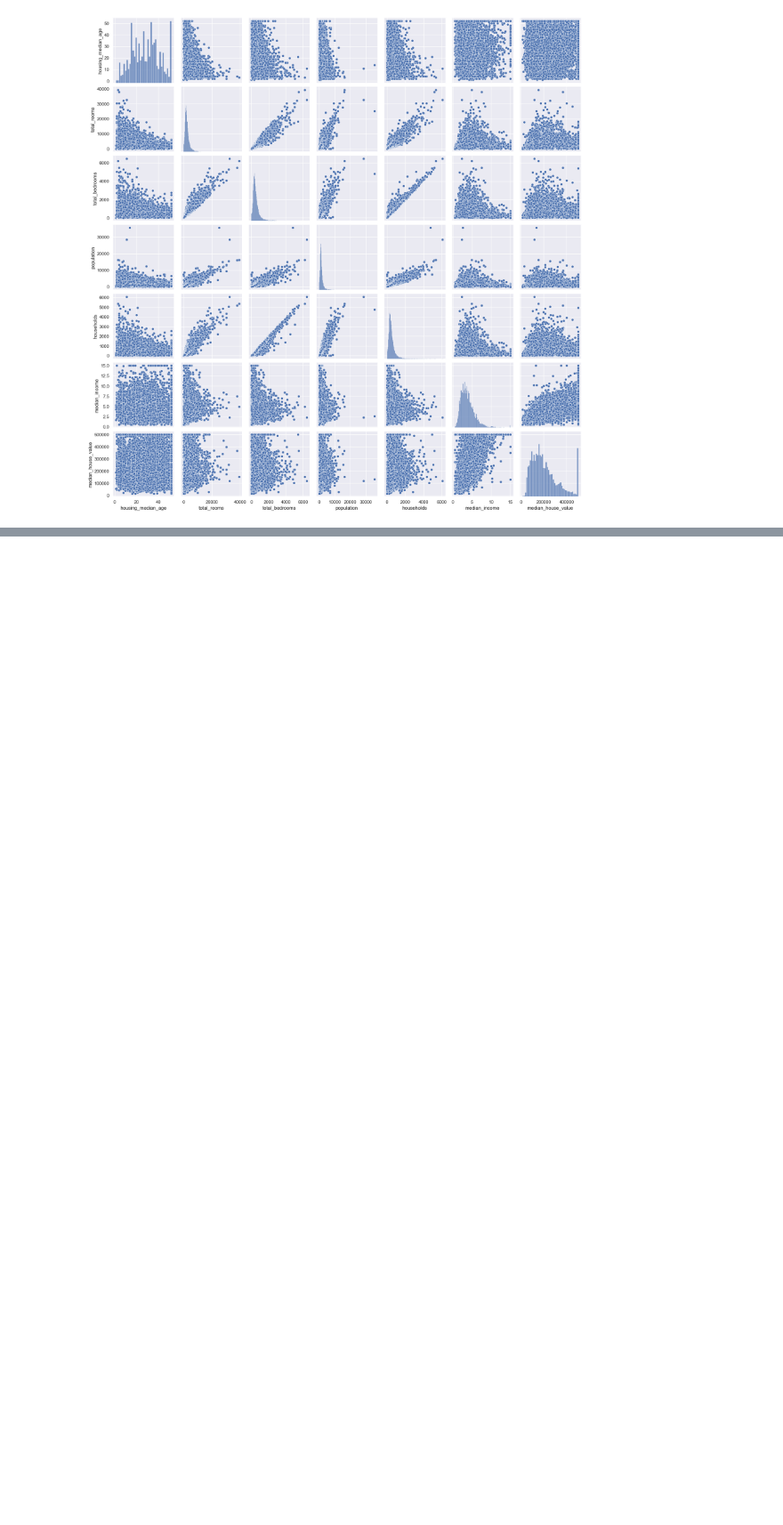
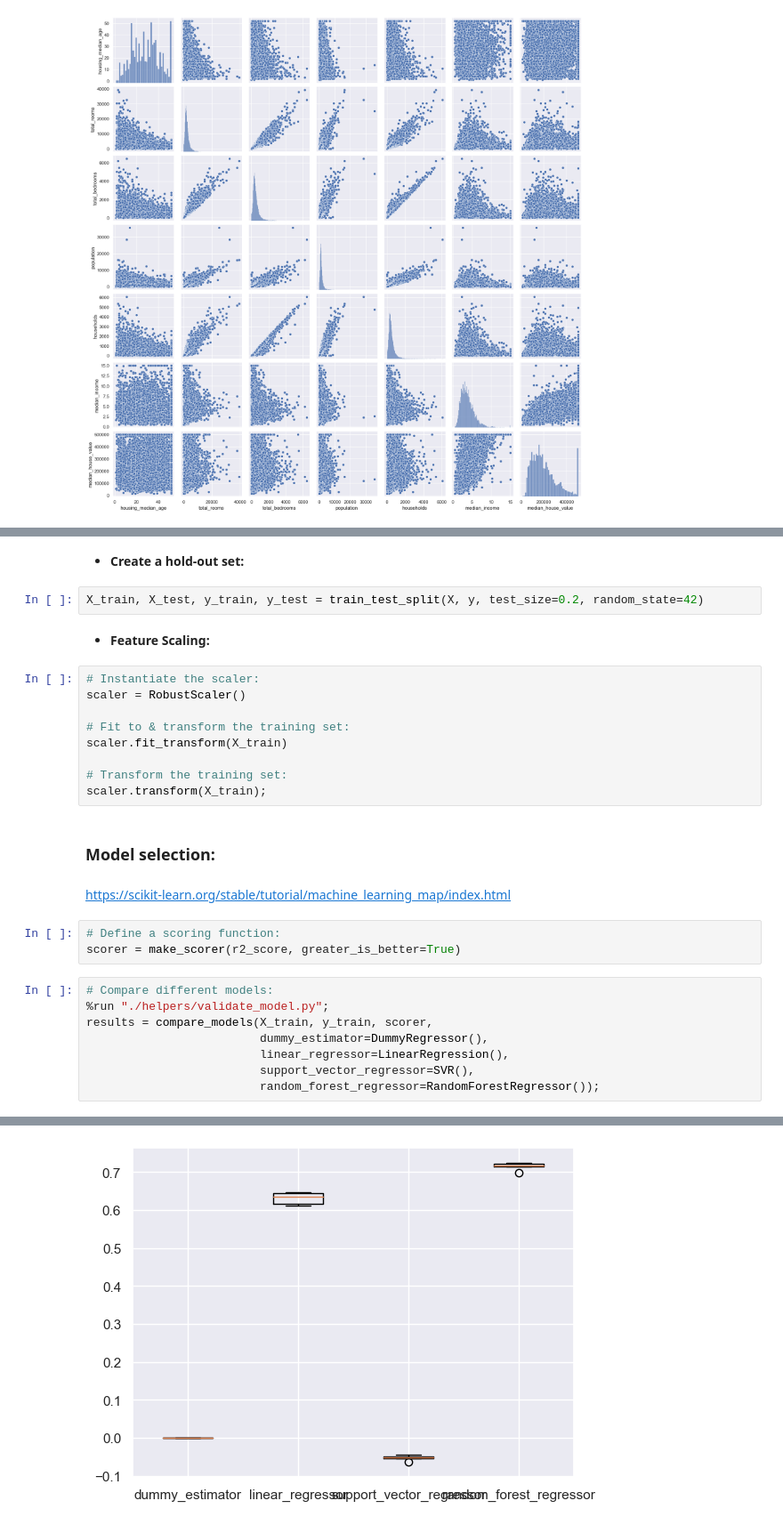
Before and after one commit to mohebmaher/GDSC-Core-Team-Training, a Jupyter notebook: Assignment-05/assignment_05.ipynb, the cells around one changed output, grey strips where cells are left out. Shown at 89% size. Drawn from its saved outputs; the diff is of its cells as text; blank space fills up the shorter version.

```diff
--- a/Assignment-05/assignment_05.ipynb
+++ b/Assignment-05/assignment_05.ipynb
@@ -177,0 +237,31 @@ session
+# %% [markdown]
+- **Create a hold-out set:**
+# %%
+X_train, X_test, y_train, y_test = train_test_split(X, y, test_size=0.2, random_state=42)
+# %% [markdown]
+- **Feature Scaling:**
+# %%
+# Instantiate the scaler:
+scaler = RobustScaler()
+
+# Fit to & transform the training set:
+scaler.fit_transform(X_train)
+
+# Transform the training set:
+scaler.transform(X_train);
+# %% [markdown]
+### Model selection:
+# %% [markdown]
+https://scikit-learn.org/stable/tutorial/machine_learning_map/index.html
+# %%
+# Define a scoring function:
+scorer = make_scorer(r2_score, greater_is_better=True)
+# %%
+# Compare different models:
+%run "./helpers/validate_model.py";
+results = compare_models(X_train, y_train, scorer,
+                         dummy_estimator=DummyRegressor(),
+                         linear_regressor=LinearRegression(),
+                         support_vector_regressor=SVR(),
+                         random_forest_regressor=RandomForestRegressor());
+# %% [output]
@@ -177,0 +287 @@ session
+[figure, added]
```
Also changed, not shown: parts of 37 cells of this notebook.
